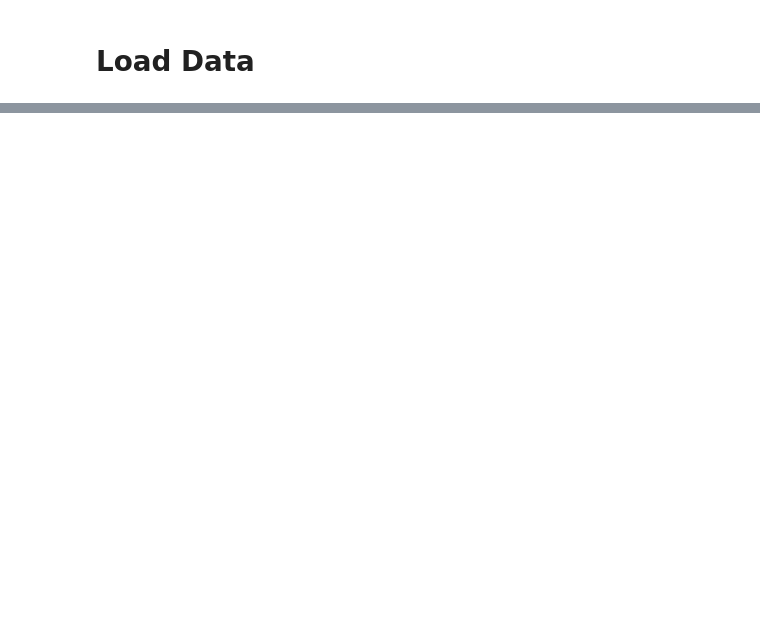
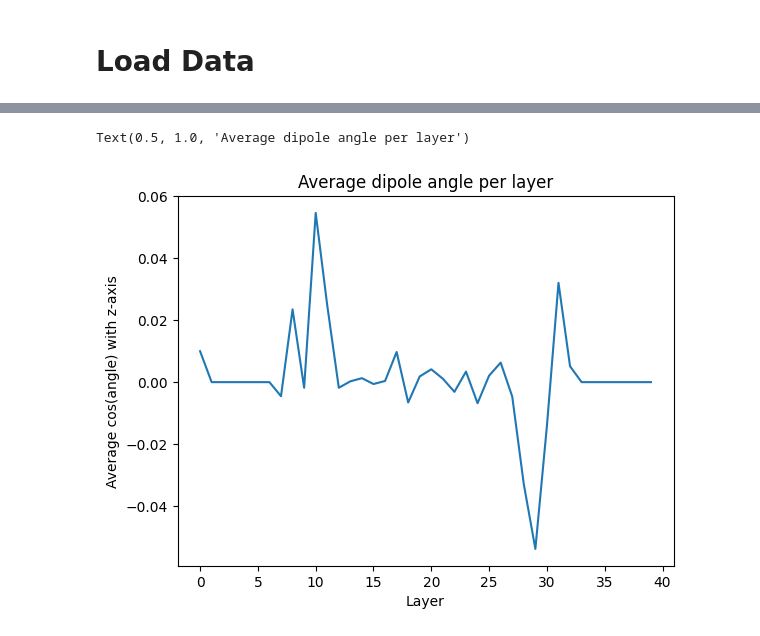
Before and after one commit to juruohejiarui/Homework, a Jupyter notebook: UCUG1702/project/plot.ipynb, the cells around one changed output, grey strips where cells are left out. Cells and saved outputs as stored; diff of their text form; code cells hidden in the pictures; blank space fills up the shorter version.

```diff
--- a/UCUG1702/project/plot.ipynb
+++ b/UCUG1702/project/plot.ipynb
@@ -178,0 +143,42 @@ plt.grid()
+# %%
+# calculate angle of 1/2 * (H1-O + H2-O) with z-axis
+
+z_ang = np.zeros((A.shape[0], A.shape[2]))
+pBar = tqdm(total=A.shape[0] * A.shape[2], desc='Calculating dipole angles')
+for t in range(A.shape[0]) :
+	for x in range(A.shape[2]) :
+		pBar.update(1)
+		O = A[t, 0, x, :]
+		H1 = A[t, 1, x, :]
+		H2 = A[t, 2, x, :]
+
+		H_center = (H1 + H2) / 2
+		uH = H_center - O
+		uH /= np.linalg.norm(uH)
+
+		cos_ang = uH[2]  # z-axis
+		z_ang[t, x] = cos_ang
+pBar.close()
+# %%
+# z_ang_layer = np.array([np.nan] * (A.shape[0] * layer_num)).reshape(A.shape[0], layer_num)
+z_ang_layer = np.zeros((A.shape[0], layer_num))
+pBar = tqdm(total=A.shape[0] * A.shape[2], desc='Calculating layer dipole angles')
+for t in range(z_ang.shape[0]) :
+	box = traj[indices[t]].get_cell()
+	for x in range(z_ang.shape[1]) :
+		pBar.update(1)
+		z = A[t, 0, x, 2]
+		layer = int((z + box[2][2] / 2) / box[2][2] * layer_num)
+		if (z_ang_layer[:, layer] == np.nan).any():
+			z_ang_layer[:, layer] = np.zeros(A.shape[0])
+		z_ang_layer[t, layer] += z_ang[t, x]
+pBar.close()
+
+z_ang_layer_avg = z_ang_layer / (m_layer_cnt + 1e-12)
+plt.plot(range(layer_num), z_ang_layer_avg.mean(axis=0))
+plt.xlabel('Layer')
+plt.ylabel('Average cos(angle) with z-axis')
+plt.title('Average dipole angle per layer')
+# %% [output]
+Text(0.5, 1.0, 'Average dipole angle per layer')
+[figure, added]
```
Also changed, not shown: parts of 14 cells of this notebook, 1 other file.
